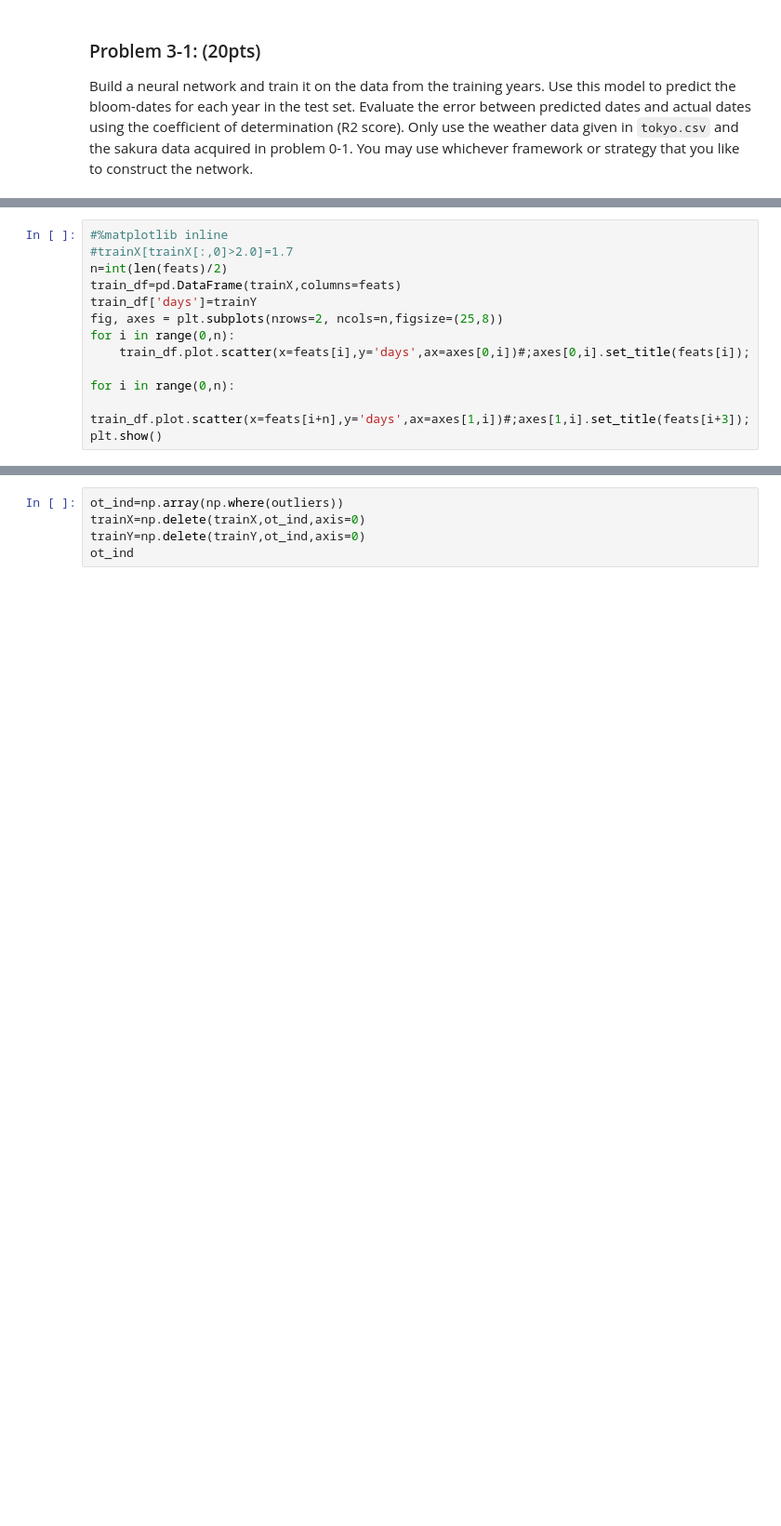
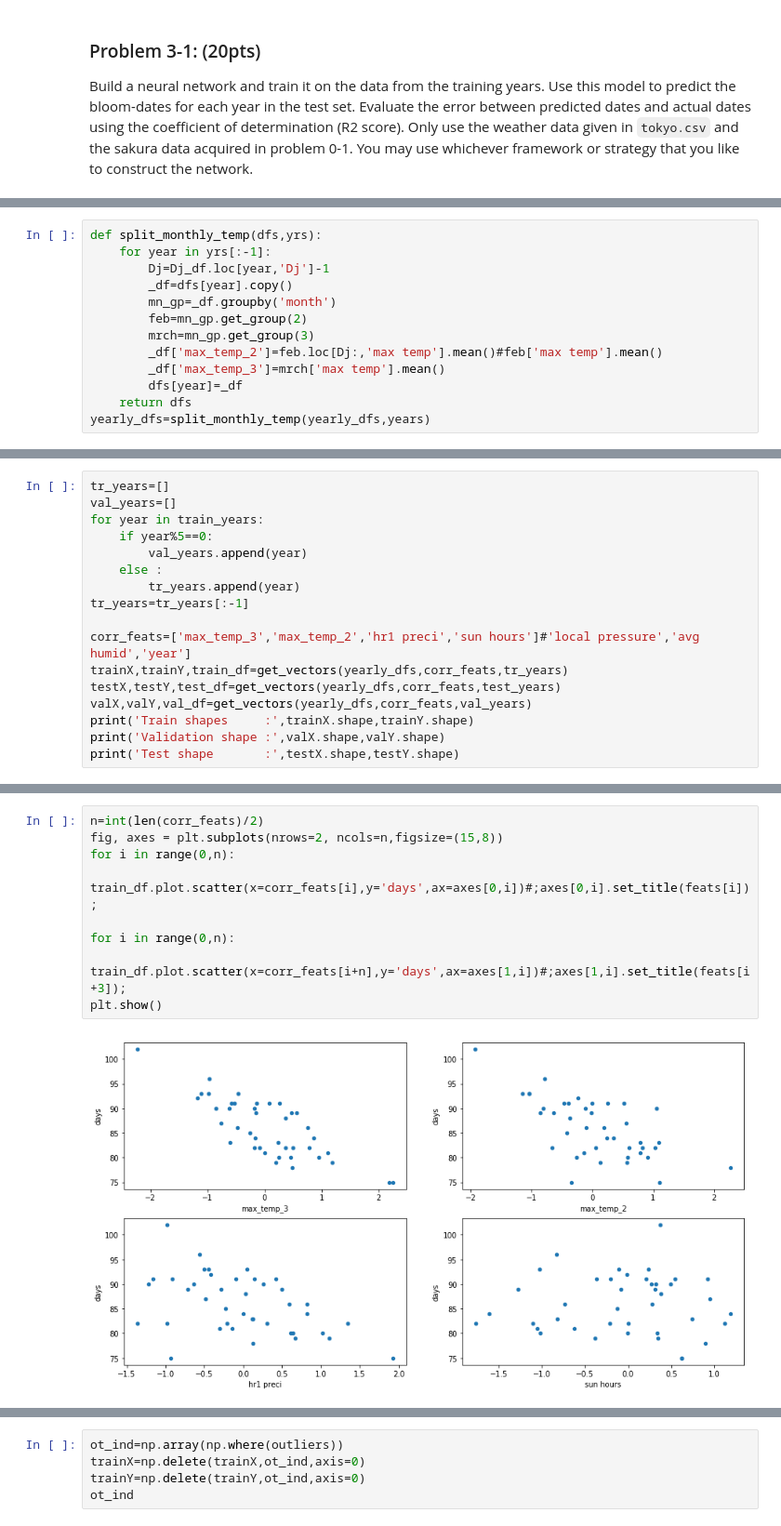
Before and after one commit to irfanhasib0/Machine-Learning, a Jupyter notebook: Sakura TF_NN_Report.ipynb, the cells around one changed output, grey strips where cells are left out. Shown at 93% size. Cells and saved outputs as stored; diff of their text form; blank space fills up the shorter version.

```diff
--- a/Sakura TF_NN_Report.ipynb
+++ b/Sakura TF_NN_Report.ipynb
@@ -578,0 +548,13 @@ sns.heatmap(train_df[corr_cols].corr())
+# %%
+def split_monthly_temp(dfs,yrs):
+    for year in yrs[:-1]:
+        Dj=Dj_df.loc[year,'Dj']-1
+        _df=dfs[year].copy()
+        mn_gp=_df.groupby('month')
+        feb=mn_gp.get_group(2)
+        mrch=mn_gp.get_group(3)
+        _df['max_temp_2']=feb.loc[Dj:,'max temp'].mean()#feb['max temp'].mean()
+        _df['max_temp_3']=mrch['max temp'].mean()
+        dfs[year]=_df
+    return dfs
+yearly_dfs=split_monthly_temp(yearly_dfs,years)
@@ -578,0 +563,17 @@ sns.heatmap(train_df[corr_cols].corr())
+# %%
+tr_years=[]
+val_years=[]
+for year in train_years:
+    if year%5==0:
+        val_years.append(year)
+    else :
+        tr_years.append(year)
+tr_years=tr_years[:-1]
+
+corr_feats=['max_temp_3','max_temp_2','hr1 preci','sun hours']#'local pressure','avg humid','year']
+trainX,trainY,train_df=get_vectors(yearly_dfs,corr_feats,tr_years)
+testX,testY,test_df=get_vectors(yearly_dfs,corr_feats,test_years)
+valX,valY,val_df=get_vectors(yearly_dfs,corr_feats,val_years)
+print('Train shapes     :',trainX.shape,trainY.shape)
+print('Validation shape :',valX.shape,valY.shape)
+print('Test shape       :',testX.shape,testY.shape)
@@ -579,13 +584,11 @@ sns.heatmap(train_df[corr_cols].corr())
 # %%
-#%matplotlib inline
-#trainX[trainX[:,0]>2.0]=1.7
-n=int(len(feats)/2)
-train_df=pd.DataFrame(trainX,columns=feats)
-train_df['days']=trainY
-fig, axes = plt.subplots(nrows=2, ncols=n,figsize=(25,8))
+n=int(len(corr_feats)/2)
+fig, axes = plt.subplots(nrows=2, ncols=n,figsize=(15,8))
 for i in range(0,n):
-    train_df.plot.scatter(x=feats[i],y='days',ax=axes[0,i])#;axes[0,i].set_title(feats[i]);
+    train_df.plot.scatter(x=corr_feats[i],y='days',ax=axes[0,i])#;axes[0,i].set_title(feats[i]);
 
 for i in range(0,n):
-    train_df.plot.scatter(x=feats[i+n],y='days',ax=axes[1,i])#;axes[1,i].set_title(feats[i+3]);
+    train_df.plot.scatter(x=corr_feats[i+n],y='days',ax=axes[1,i])#;axes[1,i].set_title(feats[i+3]);
 plt.show()
+# %% [output]
+[figure, added]
```
Also changed, not shown: parts of 39 cells of this notebook.
